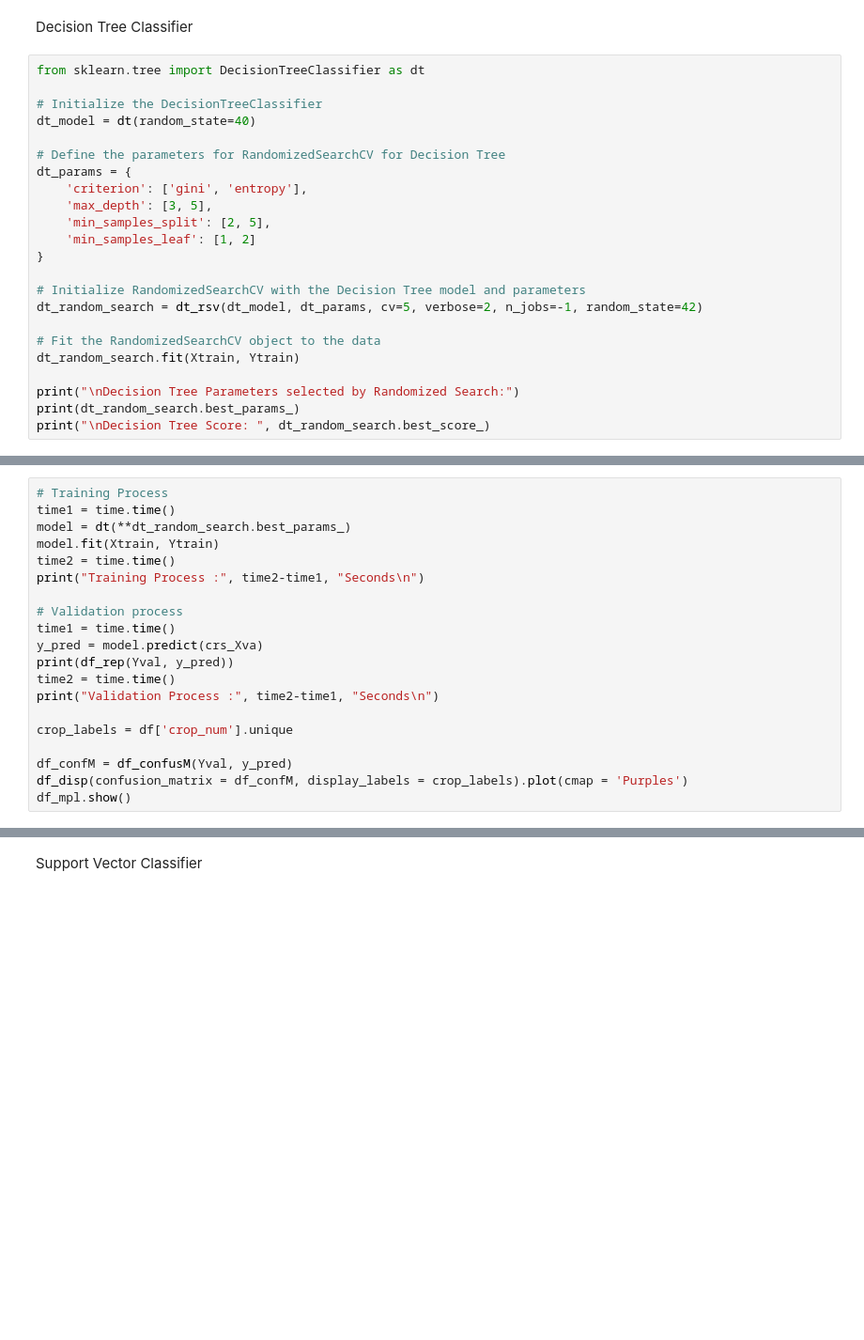
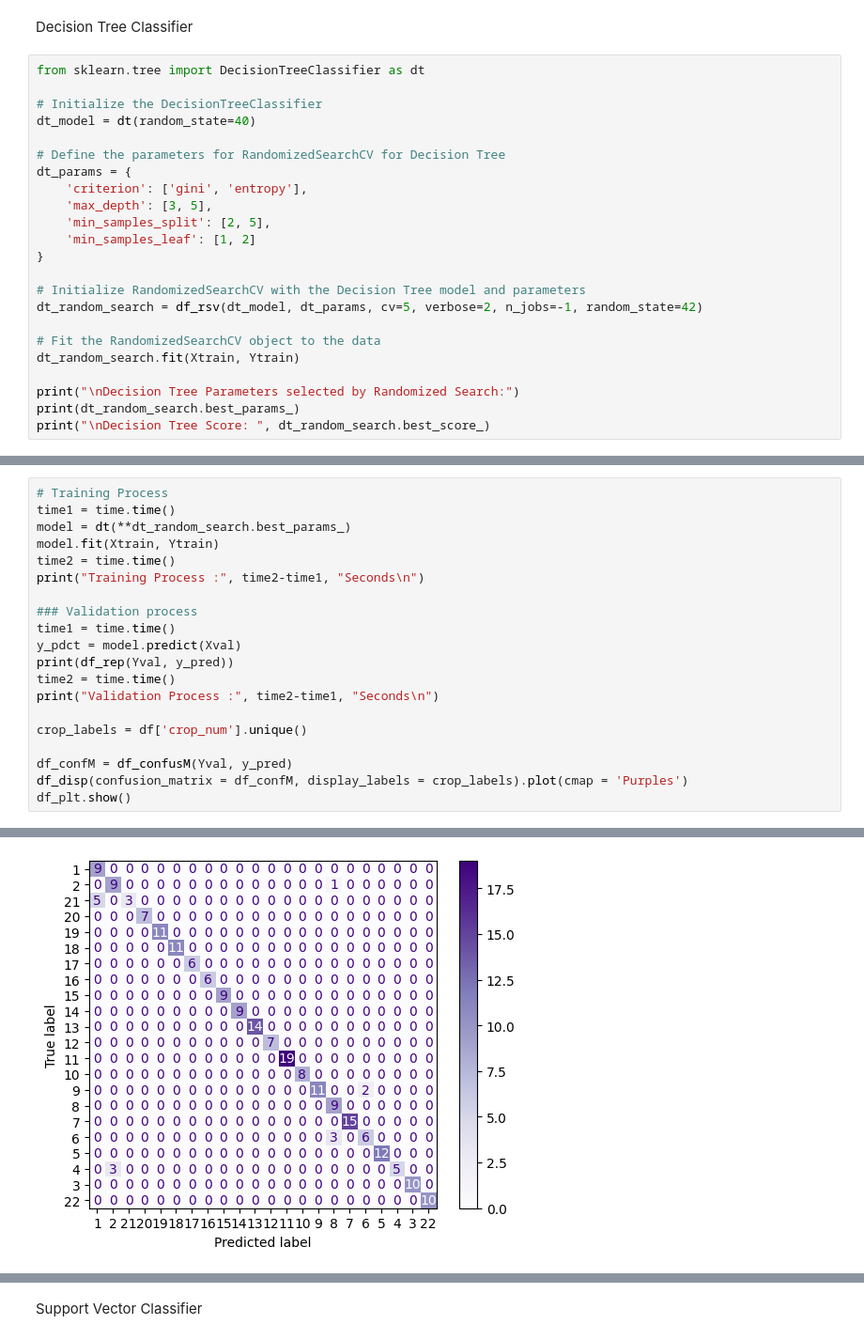
Before and after one commit to siyaboban/Crop-recommendation, a Jupyter notebook: Crop__recommendation_code_Final.ipynb, the cells around one changed output, grey strips where cells are left out. Shown at 94% size. Saved outputs shown, nothing was run; the diff lists cells and outputs as text; blank space fills up the shorter version.

Commit message:
Random Forest, Decision tree, SVM, KNN algorithms trained and fine- tuned.

```diff
--- a/Crop__recommendation_code_Final.ipynb
+++ b/Crop__recommendation_code_Final.ipynb
@@ -322,7 +360,7 @@ dt_params = {
 }
 
 # Initialize RandomizedSearchCV with the Decision Tree model and parameters
-dt_random_search = dt_rsv(dt_model, dt_params, cv=5, verbose=2, n_jobs=-1, random_state=42)
+dt_random_search = df_rsv(dt_model, dt_params, cv=5, verbose=2, n_jobs=-1, random_state=42)
 
 # Fit the RandomizedSearchCV object to the data
 dt_random_search.fit(Xtrain, Ytrain)
@@ -338,15 +383,16 @@ model.fit(Xtrain, Ytrain)
 time2 = time.time()
 print("Training Process :", time2-time1, "Seconds\n")
 
-# Validation process
+### Validation process
 time1 = time.time()
-y_pred = model.predict(crs_Xva)
+y_pdct = model.predict(Xval)
 print(df_rep(Yval, y_pred))
 time2 = time.time()
 print("Validation Process :", time2-time1, "Seconds\n")
 
-crop_labels = df['crop_num'].unique
+crop_labels = df['crop_num'].unique()
 
 df_confM = df_confusM(Yval, y_pred)
 df_disp(confusion_matrix = df_confM, display_labels = crop_labels).plot(cmap = 'Purples')
-df_mpl.show()
+df_plt.show()
+# %% [output]
@@ -353,3 +416,4 @@ df_mpl.show()
+[figure, added]
 # %%
 # Testing Process
 time1 = time.time()
```
Also changed, not shown: parts of 13 cells of this notebook.
